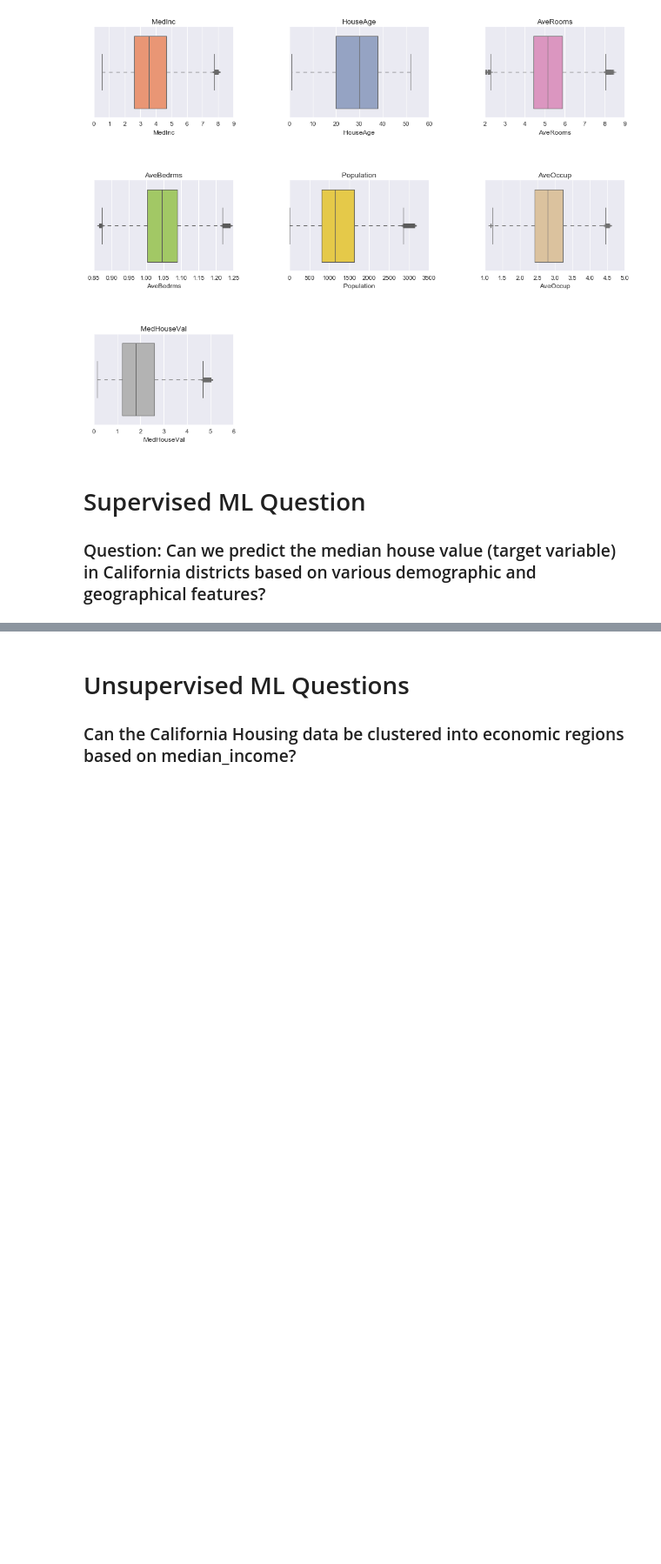
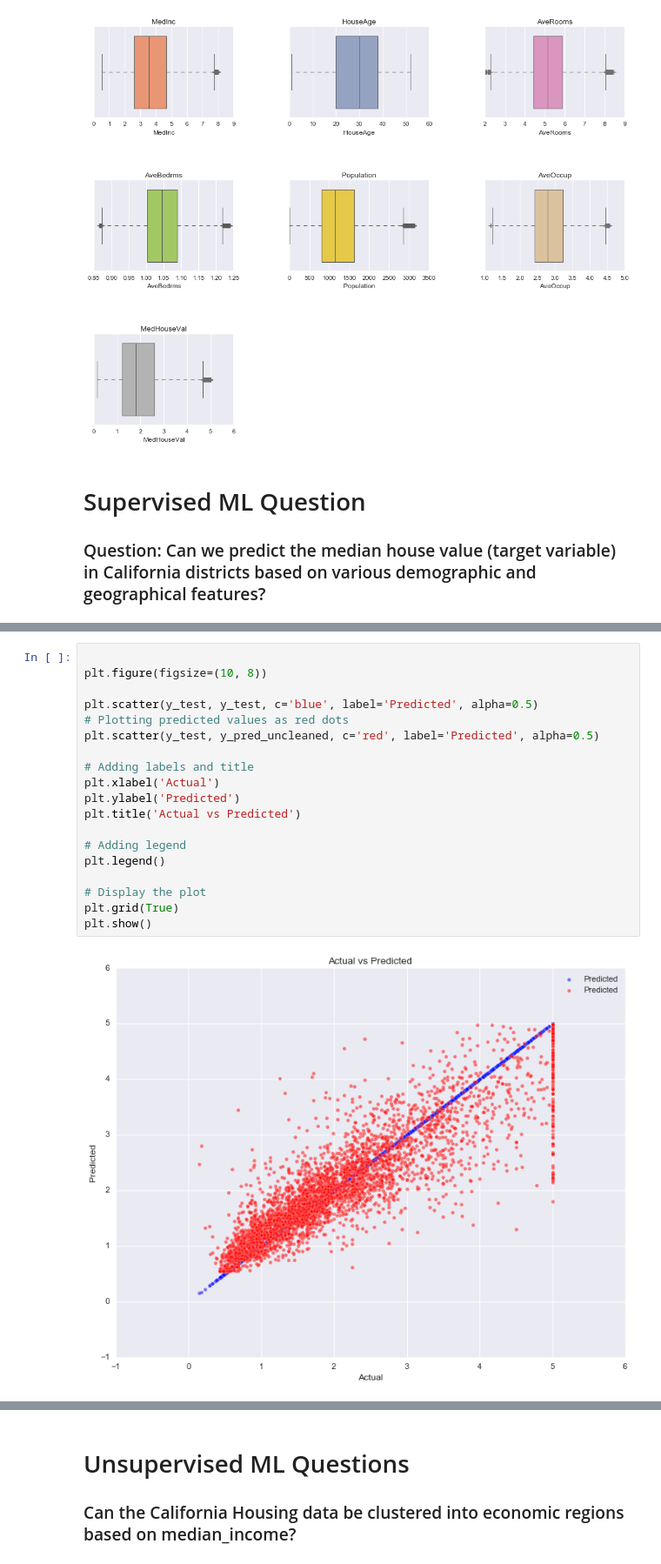
Before and after one commit to efyrb4/dsda-zdat2003-assessment-2-efyrb4, a Jupyter notebook: src/ML_experiments.ipynb, the cells around one changed output, grey strips where cells are left out. Shown at 87% size. Cells and saved outputs as stored; diff of their text form; blank space fills up the shorter version.

Commit message:
feat: Initial RFR model on uncleaned data

```diff
--- a/src/ML_experiments.ipynb
+++ b/src/ML_experiments.ipynb
@@ -347,0 +406,21 @@ plt.show()
+# %%
+
+plt.figure(figsize=(10, 8))
+
+plt.scatter(y_test, y_test, c='blue', label='Predicted', alpha=0.5)
+# Plotting predicted values as red dots
+plt.scatter(y_test, y_pred_uncleaned, c='red', label='Predicted', alpha=0.5)
+
+# Adding labels and title
+plt.xlabel('Actual')
+plt.ylabel('Predicted')
+plt.title('Actual vs Predicted')
+
+# Adding legend
+plt.legend()
+
+# Display the plot
+plt.grid(True)
+plt.show()
+# %% [output]
+[figure, added]
```
Also changed, not shown: parts of 4 cells of this notebook.
